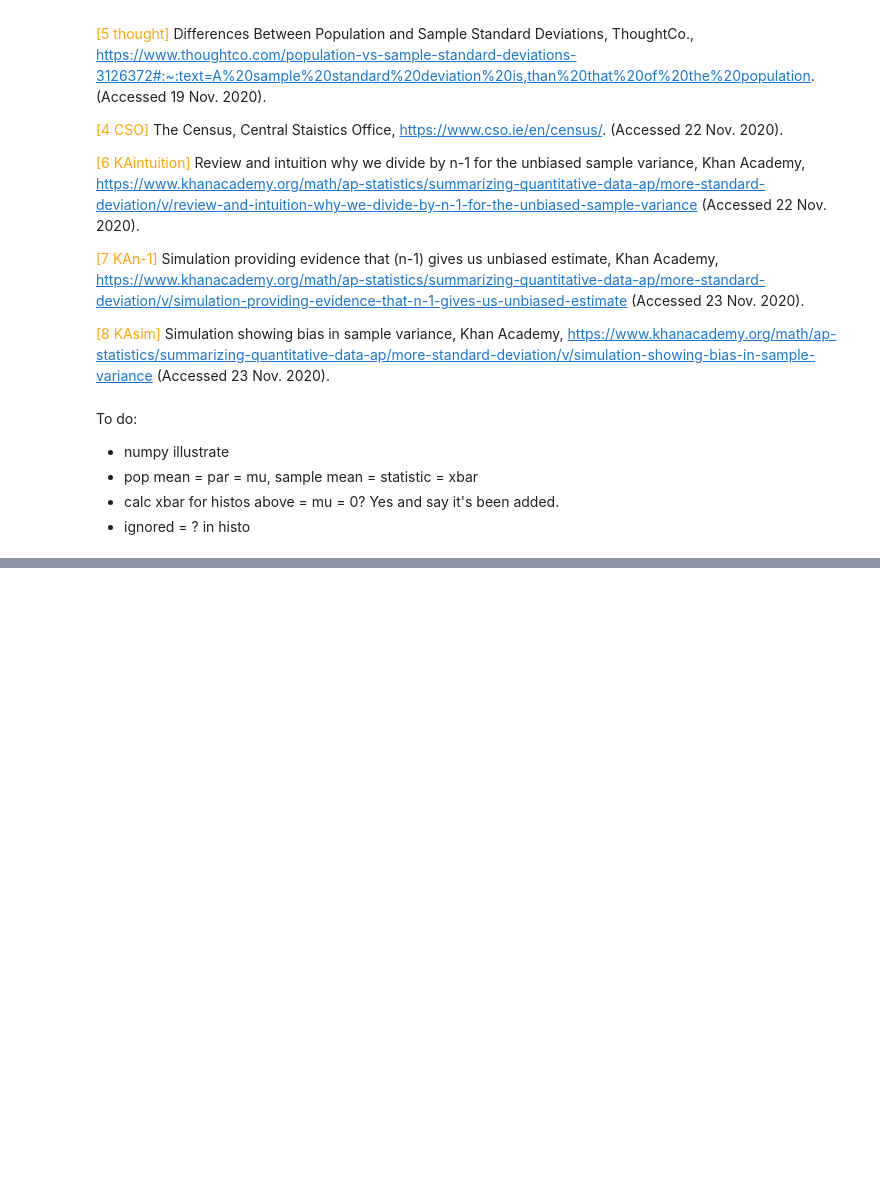
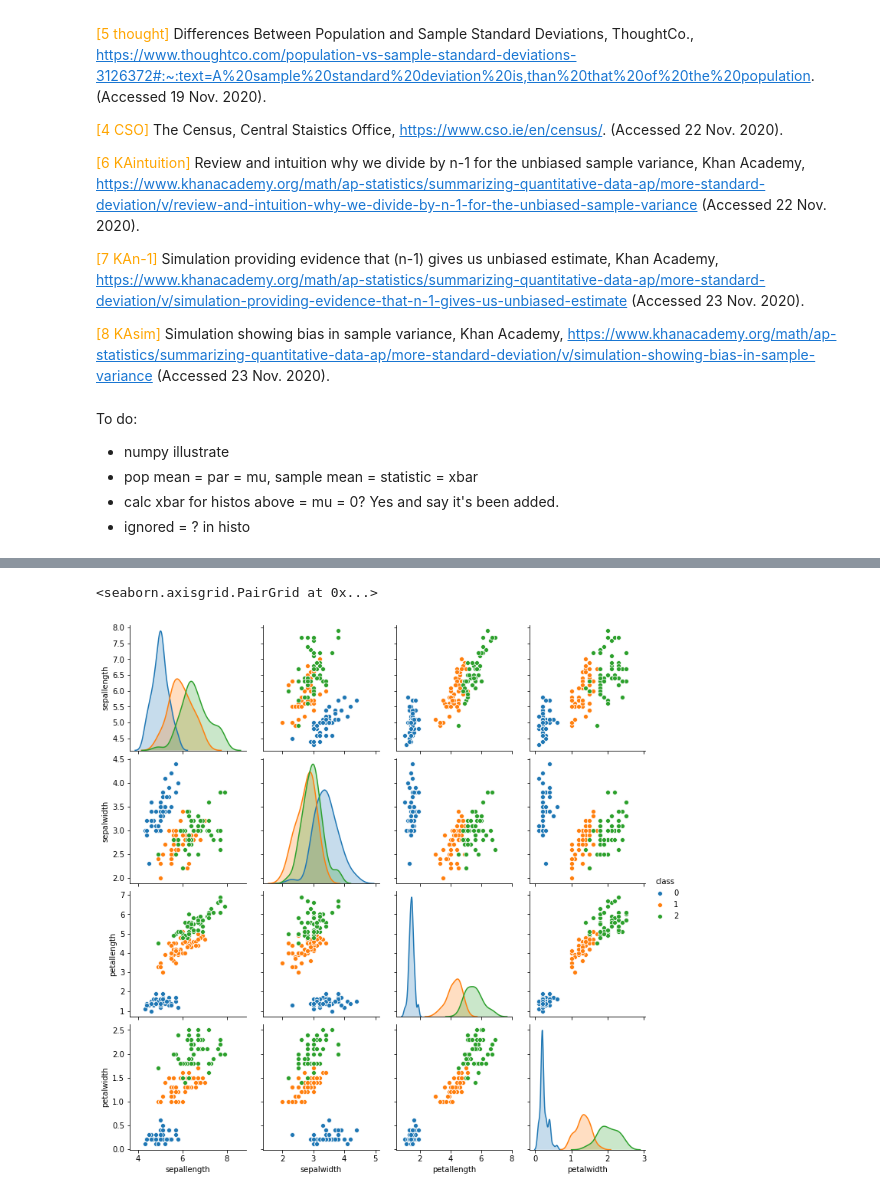
Before and after one commit to elizabethdaly/tasks-machine-learning, a Jupyter notebook: tasks-machine-learning.ipynb, the cells around one changed output, grey strips where cells are left out. Cells and saved outputs as stored; diff of their text form; code cells hidden in the pictures; blank space fills up the shorter version.

```diff
--- a/tasks-machine-learning.ipynb
+++ b/tasks-machine-learning.ipynb
@@ -686,0 +703,9 @@ To do:
+# %%
+# Get the iris csv online.
+dforig = pd.read_csv('https://datahub.io/machine-learning/iris/r/iris.csv')
+
+# Make a copy just in case
+df = dforig
+
+# Have a look at it.
+df
@@ -686,0 +726,8 @@ To do:
+# %%
+# Check class labels
+df["class"].value_counts()
+
+# Convery to integers
+cleanup_nums = {"class": {"Iris-setosa": 0, "Iris-versicolor": 1, "Iris-virginica": 2}}
+df = df.replace(cleanup_nums)
+df
@@ -686,0 +748,6 @@ To do:
+# %%
+# Plot relationaship between variable pairs, colored by species
+sns.pairplot(df, hue="class")
+# %% [output]
+<seaborn.axisgrid.PairGrid at 0x...>
+[figure, added]
```
Also changed, not shown: parts of 26 cells of this notebook, 1 other file.
